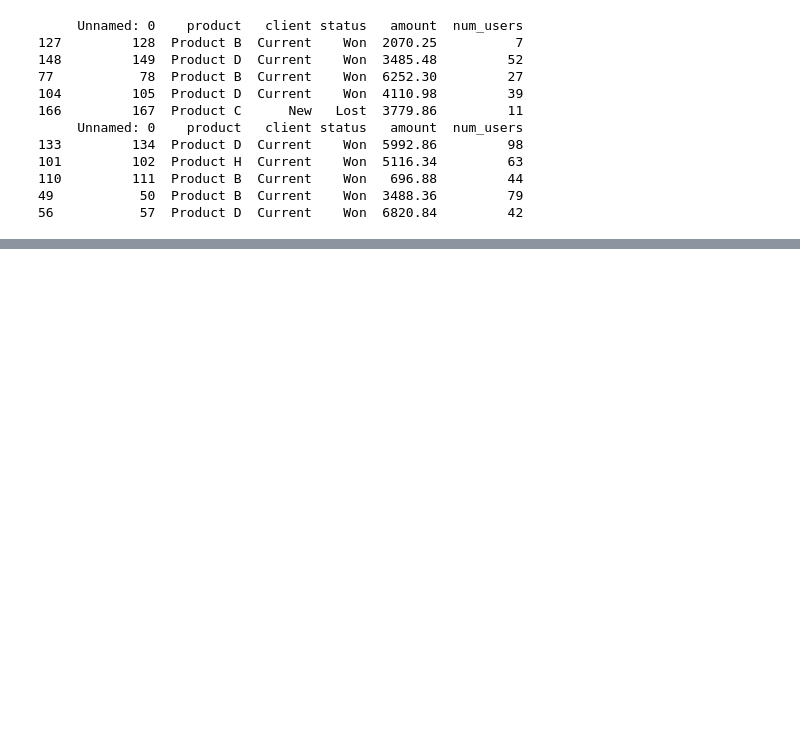
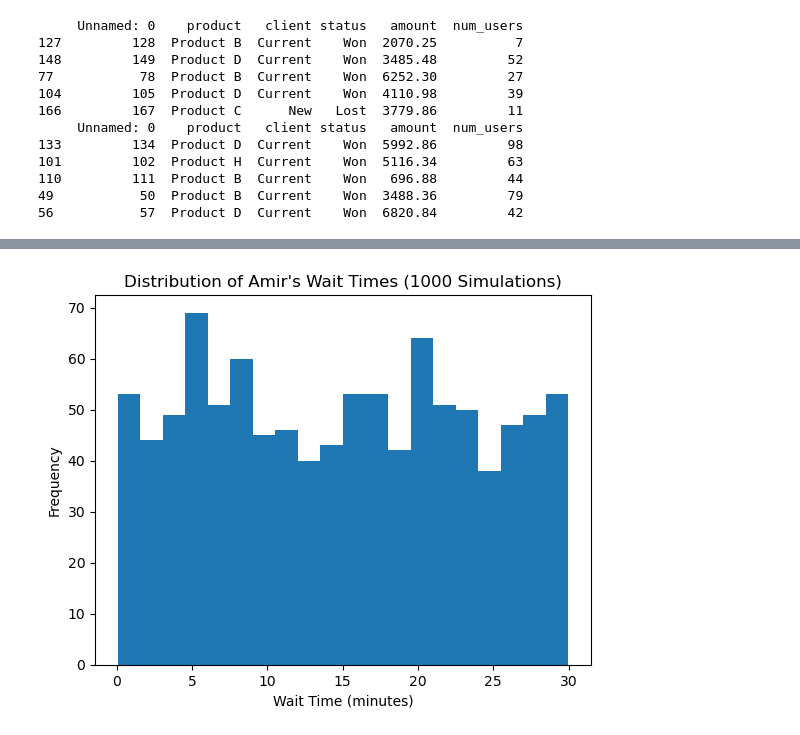
Before and after one commit to PracticalSwan/ITX2007-Data-Science, a Jupyter notebook: Lecture7_Data Sets - Intro2Statistics/final_practice_L7.ipynb, the cells around one changed output, grey strips where cells are left out. Saved outputs shown, nothing was run; the diff lists cells and outputs as text; code cells hidden in the pictures; blank space fills up the shorter version.

```diff
--- a/Lecture7_Data Sets - Intro2Statistics/final_practice_L7.ipynb
+++ b/Lecture7_Data Sets - Intro2Statistics/final_practice_L7.ipynb
@@ -180,0 +223,15 @@ print(sample_with_replacement)
+# %%
+# Set the random seed to 334
+np.random.seed(334)
+
+# Generate 1000 wait times from the continuous uniform distribution (min=0, max=30)
+wait_times = np.random.uniform(0, 30, 1000)
+
+# Create a histogram of the simulated wait times and show the plot
+plt.hist(wait_times, bins=20)
+plt.xlabel('Wait Time (minutes)')
+plt.ylabel('Frequency')
+plt.title('Distribution of Amir\'s Wait Times (1000 Simulations)')
+plt.show()
+# %% [output]
+[figure, added]
```
Also changed, not shown: parts of 7 cells of this notebook.
